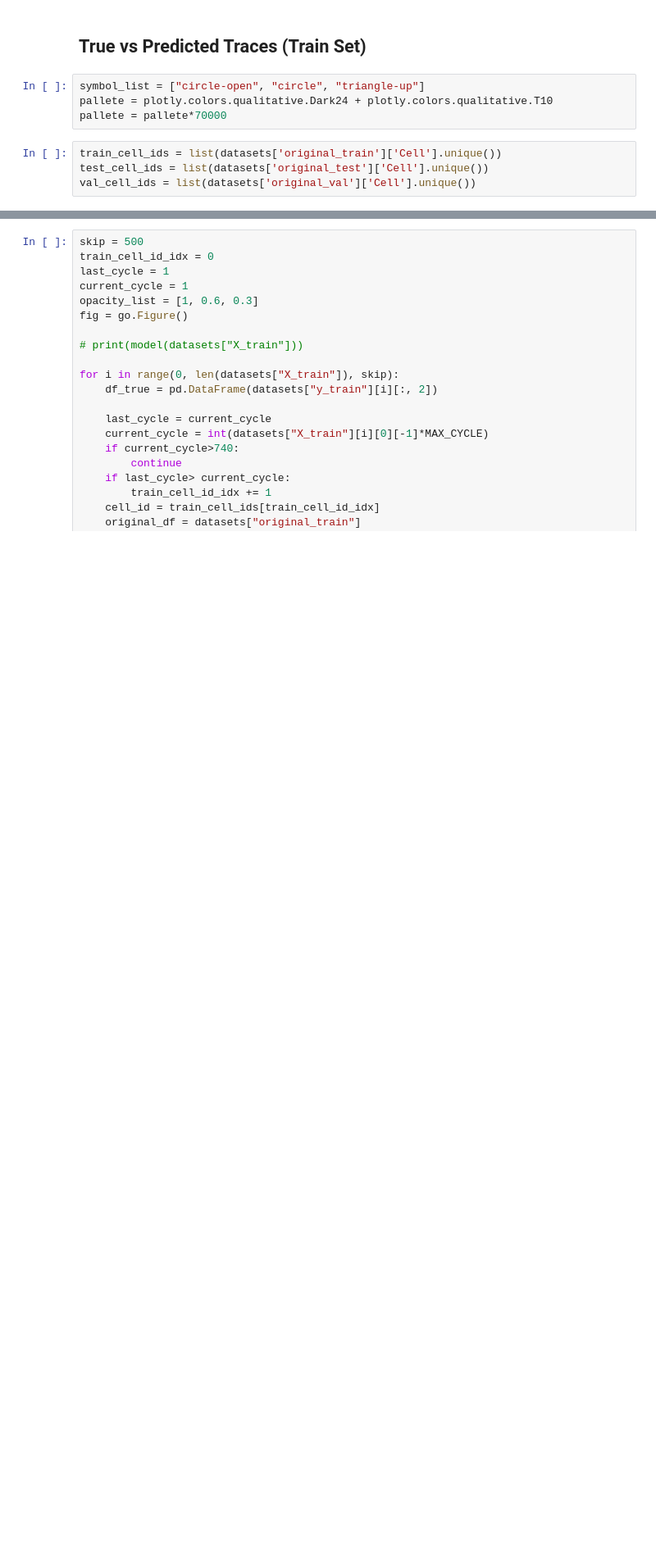
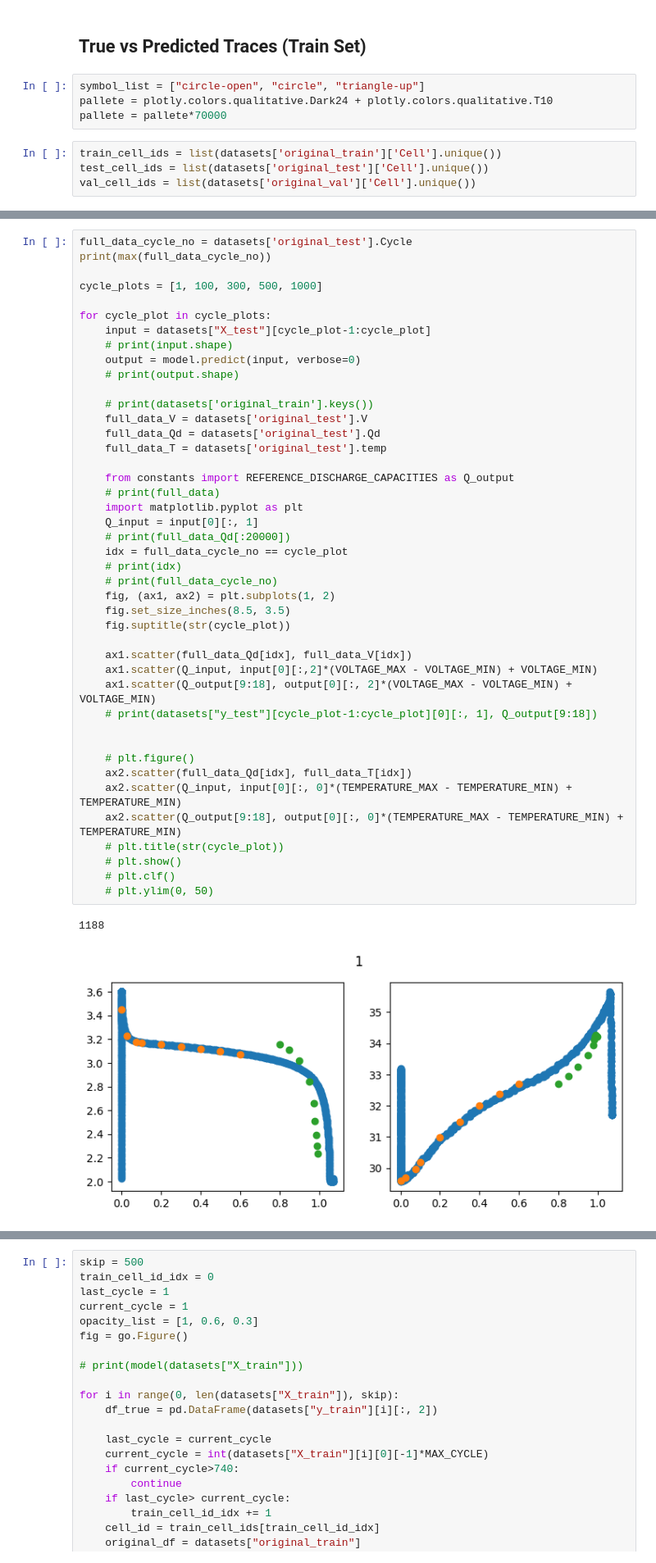
Before and after one commit to amalss18/10701-mvf-bto, a Jupyter notebook: src/mvf_bto/Model_training_autoregression.ipynb, the cells around one changed output, grey strips where cells are left out. Shown at 82% size. Cells and saved outputs as stored; diff of their text form; blank space fills up the shorter version.

```diff
--- a/src/mvf_bto/Model_training_autoregression.ipynb
+++ b/src/mvf_bto/Model_training_autoregression.ipynb
@@ -279,0 +280,46 @@ plt.scatter(Q_output[9:18], output[0][:, 0]*(TEMPERATURE_MAX - TEMPERATURE_MIN)
+# %%
+full_data_cycle_no = datasets['original_test'].Cycle
+print(max(full_data_cycle_no))
+
+cycle_plots = [1, 100, 300, 500, 1000]
+
+for cycle_plot in cycle_plots:
+    input = datasets["X_test"][cycle_plot-1:cycle_plot]
+    # print(input.shape)
+    output = model.predict(input, verbose=0)
+    # print(output.shape)
+
+    # print(datasets['original_train'].keys())
+    full_data_V = datasets['original_test'].V
+    full_data_Qd = datasets['original_test'].Qd
+    full_data_T = datasets['original_test'].temp
+
+    from constants import REFERENCE_DISCHARGE_CAPACITIES as Q_output
+    # print(full_data)
+    import matplotlib.pyplot as plt
+    Q_input = input[0][:, 1]
+    # print(full_data_Qd[:20000])
+    idx = full_data_cycle_no == cycle_plot
+    # print(idx)
+    # print(full_data_cycle_no)
+    fig, (ax1, ax2) = plt.subplots(1, 2)
+    fig.set_size_inches(8.5, 3.5)
+    fig.suptitle(str(cycle_plot))
+
+    ax1.scatter(full_data_Qd[idx], full_data_V[idx])
+    ax1.scatter(Q_input, input[0][:,2]*(VOLTAGE_MAX - VOLTAGE_MIN) + VOLTAGE_MIN)
+    ax1.scatter(Q_output[9:18], output[0][:, 2]*(VOLTAGE_MAX - VOLTAGE_MIN) + VOLTAGE_MIN)
+    # print(datasets["y_test"][cycle_plot-1:cycle_plot][0][:, 1], Q_output[9:18])
+
+
+    # plt.figure()
+    ax2.scatter(full_data_Qd[idx], full_data_T[idx])
+    ax2.scatter(Q_input, input[0][:, 0]*(TEMPERATURE_MAX - TEMPERATURE_MIN) + TEMPERATURE_MIN)
+    ax2.scatter(Q_output[9:18], output[0][:, 0]*(TEMPERATURE_MAX - TEMPERATURE_MIN) + TEMPERATURE_MIN)
+    # plt.title(str(cycle_plot))
+    # plt.show()
+    # plt.clf()
+    # plt.ylim(0, 50)
+# %% [output]
+1188
+[figure, added]
```
Also changed, not shown: parts of 10 cells of this notebook, 3 other files.
